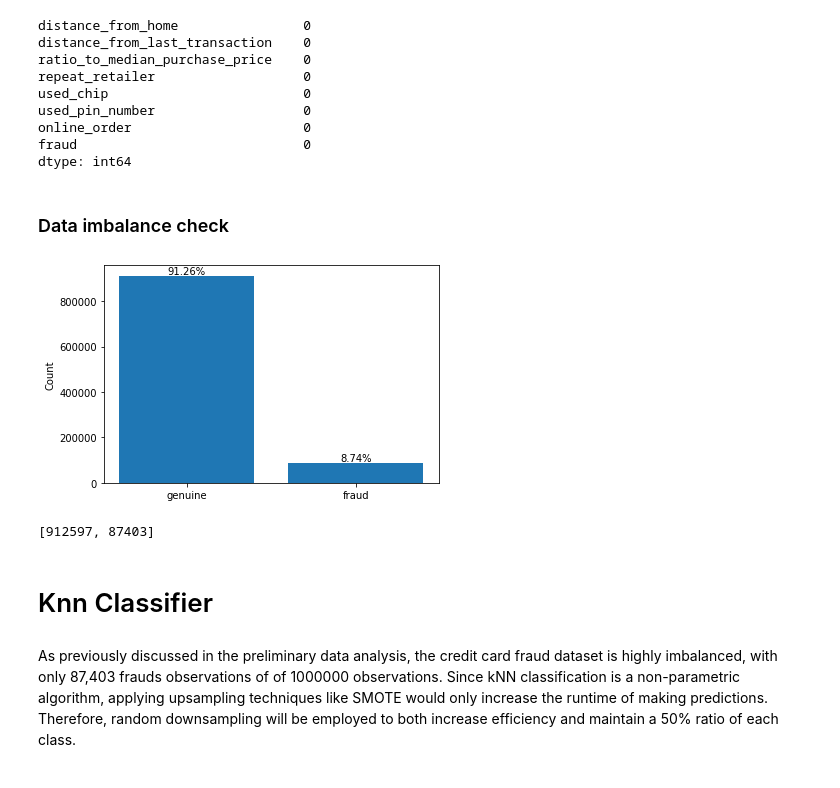
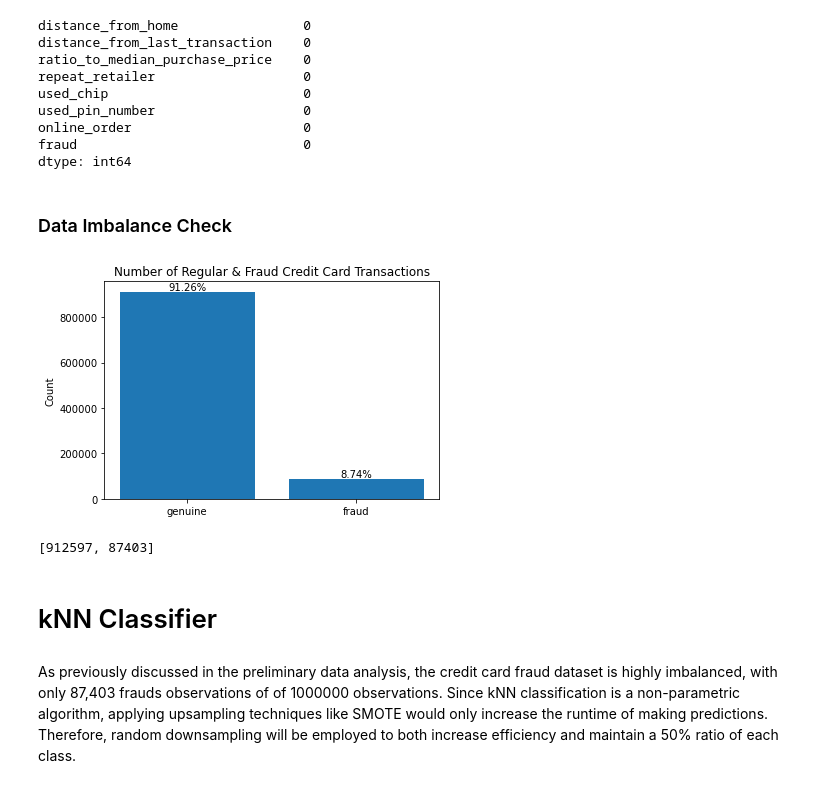
Before and after one commit to JonAndYu/ECON323-Project, a Jupyter notebook: project.ipynb, the cells around one changed output. Drawn from its saved outputs; the diff is of its cells as text; code cells hidden in the pictures.

Commit message:
added intro, data analysis, project outline

```diff
--- a/project.ipynb
+++ b/project.ipynb
@@ -125,30 +155,31 @@ online_order                      0
 fraud                             0
 dtype: int64
 # %% [markdown]
-### Data imbalance check
+### Data Imbalance Check
 # %%
 labels = ["genuine", "fraud"]
 counts = raw_df["fraud"].value_counts().to_list()
 proportion = counts / np.sum(counts) * 100
 
 bar = plt.bar(labels, counts)
 plt.ylabel("Count")
+plt.title("Number of Regular & Fraud Credit Card Transactions")
 
 # add text inside each bar
 for idx, rect in enumerate(bar):
     height = rect.get_height()
     plt.text(rect.get_x() + rect.get_width() / 2.0, height, f'{proportion[idx]:.2f}%', ha='center', va='bottom')
 
 # display the chart
 plt.show()
 # %% [output]
-[figure, old version]
+[figure, new version]
 # %%
 counts
 # %% [output]
 [912597, 87403]
 # %% [markdown]
-# Knn Classifier
+# kNN Classifier
 # %% [markdown]
 As previously discussed in the preliminary data analysis, the credit card fraud dataset is highly imbalanced, with only 87,403 frauds observations of of 1000000 observations. Since kNN classification is a non-parametric algorithm, applying upsampling techniques like SMOTE would only increase the runtime of making predictions. Therefore, random downsampling will be employed to both increase efficiency and maintain a 50% ratio of each class.
 # %%
```
Also changed, not shown: parts of 22 cells of this notebook.
